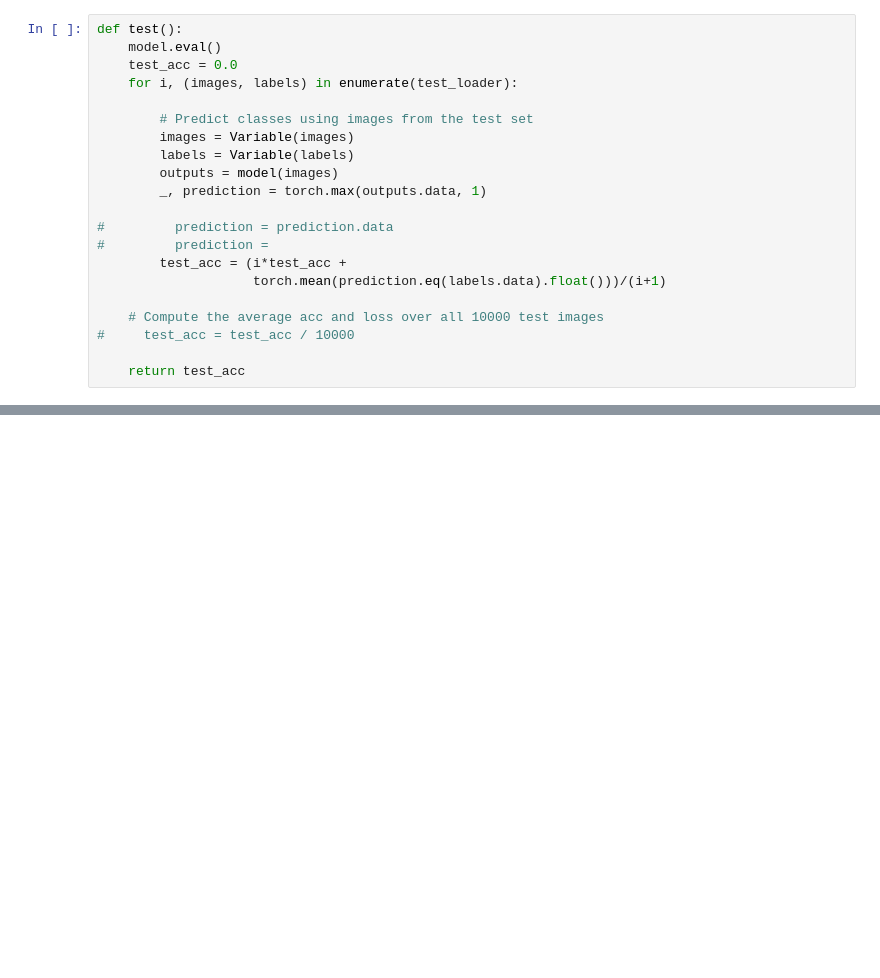
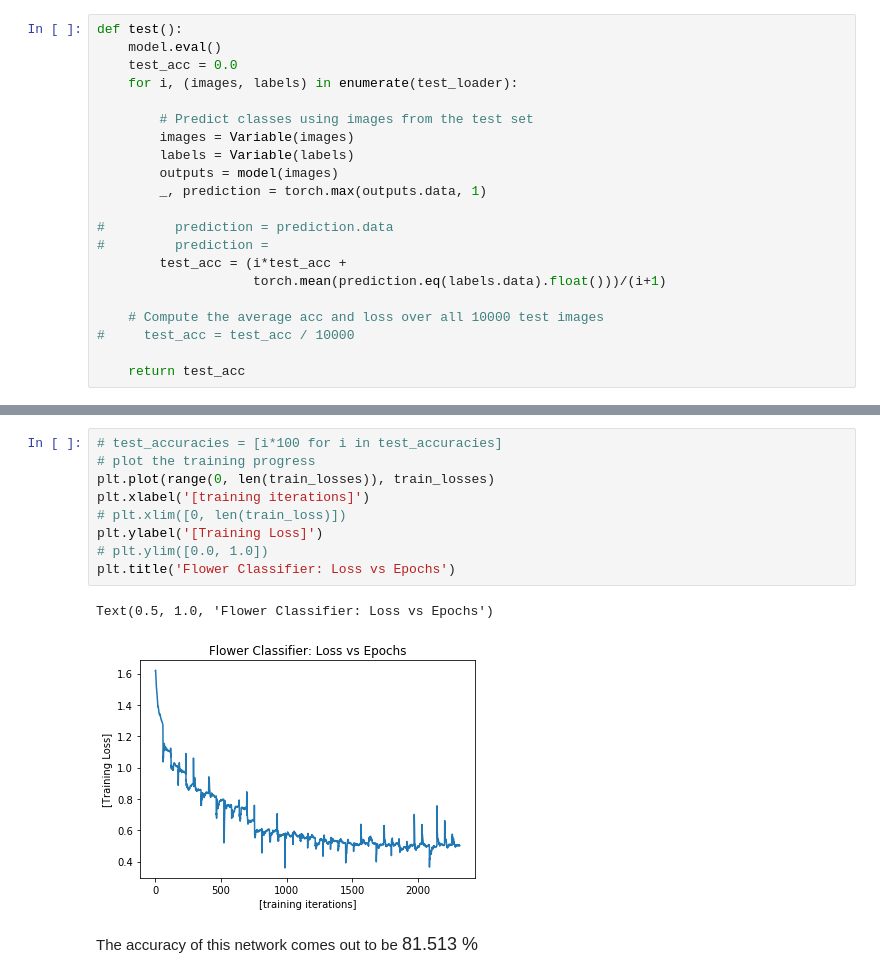
Before and after one commit to mayankpathak10/Deep-Learning, a Jupyter notebook: ProblemSet3/Flower_Classifier.ipynb, the cells around one changed output, grey strips where cells are left out. Cells and saved outputs as stored; diff of their text form; blank space fills up the shorter version.

```diff
--- a/ProblemSet3/Flower_Classifier.ipynb
+++ b/ProblemSet3/Flower_Classifier.ipynb
@@ -248,0 +417,14 @@ NameError: name 'Print' is not defined
+# %%
+# test_accuracies = [i*100 for i in test_accuracies]
+# plot the training progress
+plt.plot(range(0, len(train_losses)), train_losses)
+plt.xlabel('[training iterations]')
+# plt.xlim([0, len(train_loss)])
+plt.ylabel('[Training Loss]')
+# plt.ylim([0.0, 1.0])
+plt.title('Flower Classifier: Loss vs Epochs')
+# %% [output]
+Text(0.5, 1.0, 'Flower Classifier: Loss vs Epochs')
+[figure, added]
+# %% [markdown]
+The accuracy of this network comes out to be </t>    <font size = 4>   81.513 %</font>
```
Also changed, not shown: parts of 31 cells of this notebook, 16 other files.
